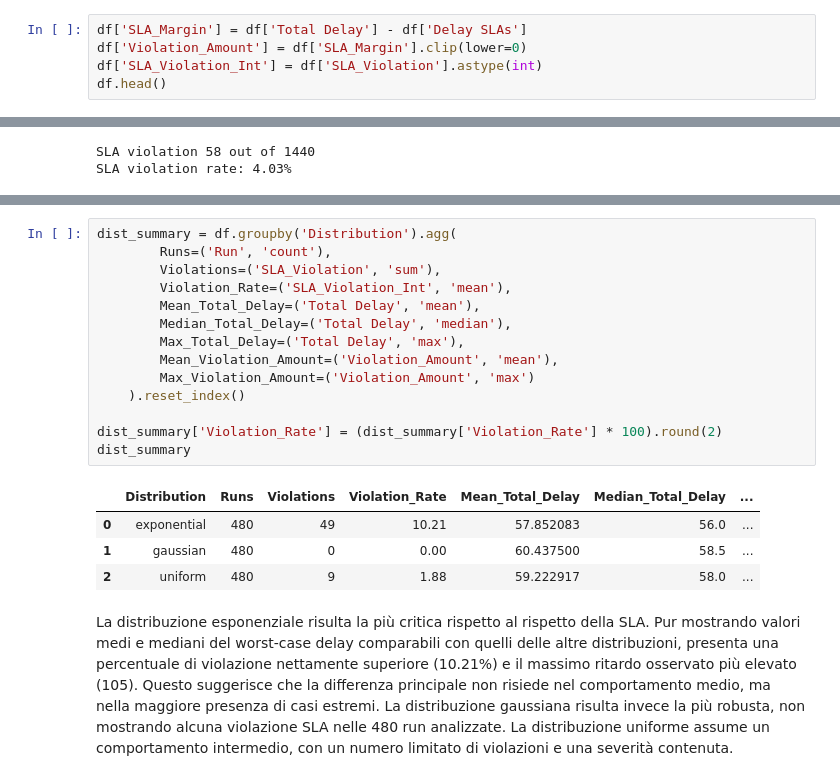
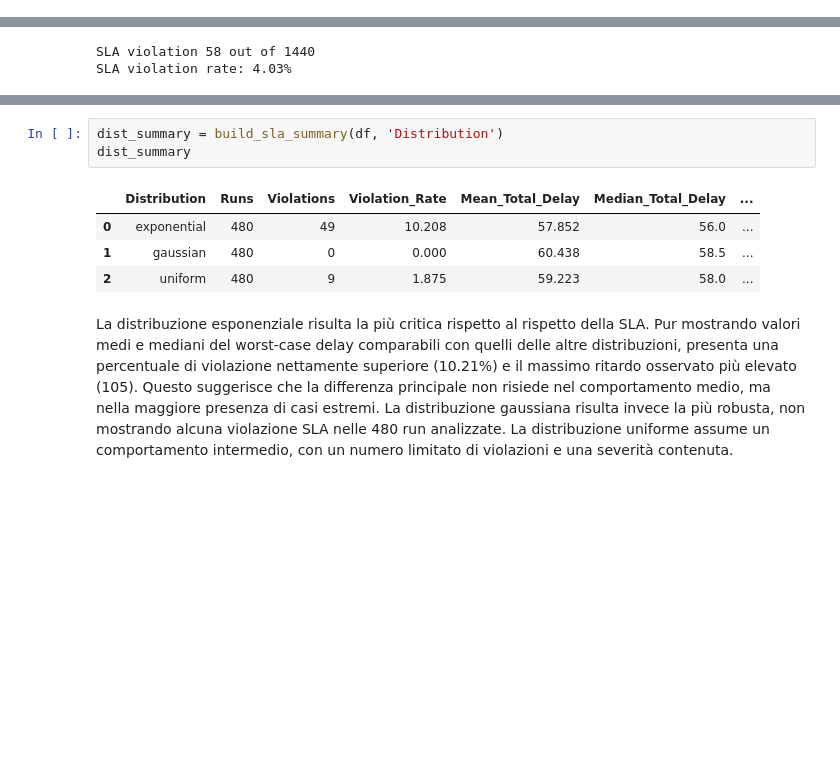
Before and after one commit to Damiano-Gilodi/EdgeSimPy-CAVIA, a Jupyter notebook: analysis/02_analysis_sla_data_user.ipynb, the cells around one changed output, grey strips where cells are left out. Saved outputs shown, nothing was run; the diff lists cells and outputs as text; blank space fills up the shorter version.

```diff
--- a/analysis/02_analysis_sla_data_user.ipynb
+++ b/analysis/02_analysis_sla_data_user.ipynb
@@ -14,5 +18,0 @@ df.head(1)
-# %%
-df['SLA_Margin'] = df['Total Delay'] - df['Delay SLAs']
-df['Violation_Amount'] = df['SLA_Margin'].clip(lower=0)
-df['SLA_Violation_Int'] = df['SLA_Violation'].astype(int)
-df.head()
@@ -52,22 +89,11 @@ SLA violation rate: 4.03%
 # %%
-dist_summary = df.groupby('Distribution').agg(
-        Runs=('Run', 'count'),
-        Violations=('SLA_Violation', 'sum'),
-        Violation_Rate=('SLA_Violation_Int', 'mean'),
-        Mean_Total_Delay=('Total Delay', 'mean'),
-        Median_Total_Delay=('Total Delay', 'median'),
-        Max_Total_Delay=('Total Delay', 'max'),
-        Mean_Violation_Amount=('Violation_Amount', 'mean'),
-        Max_Violation_Amount=('Violation_Amount', 'max')
-    ).reset_index()
-
-dist_summary['Violation_Rate'] = (dist_summary['Violation_Rate'] * 100).round(2)
+dist_summary = build_sla_summary(df, 'Distribution')
 dist_summary
 # %% [output]
 |  | Distribution | Runs | Violations | Violation_Rate | Mean_Total_Delay | Median_Total_Delay | ... |
-| 0 | exponential | 480 | 49 | 10.21 | 57.852083 | 56.0 | ... |
-| 1 | gaussian | 480 | 0 | 0.00 | 60.437500 | 58.5 | ... |
-| 2 | uniform | 480 | 9 | 1.88 | 59.222917 | 58.0 | ... |
+| 0 | exponential | 480 | 49 | 10.208 | 57.852 | 56.0 | ... |
+| 1 | gaussian | 480 | 0 | 0.000 | 60.438 | 58.5 | ... |
+| 2 | uniform | 480 | 9 | 1.875 | 59.223 | 58.0 | ... |
 # %% [markdown]
 La distribuzione esponenziale risulta la più critica rispetto al rispetto della SLA. Pur mostrando valori medi e mediani del worst-case delay comparabili con quelli delle altre distribuzioni, presenta una percentuale di violazione nettamente superiore (10.21%) e il massimo ritardo osservato più elevato (105). Questo suggerisce che la differenza principale non risiede nel comportamento medio, ma nella maggiore presenza di casi estremi.
 La distribuzione gaussiana risulta invece la più robusta, non mostrando alcuna violazione SLA nelle 480 run analizzate. La distribuzione uniforme assume un comportamento intermedio, con un numero limitato di violazioni e una severità contenuta.
```
Also changed, not shown: parts of 8 cells of this notebook, 2 other files.
